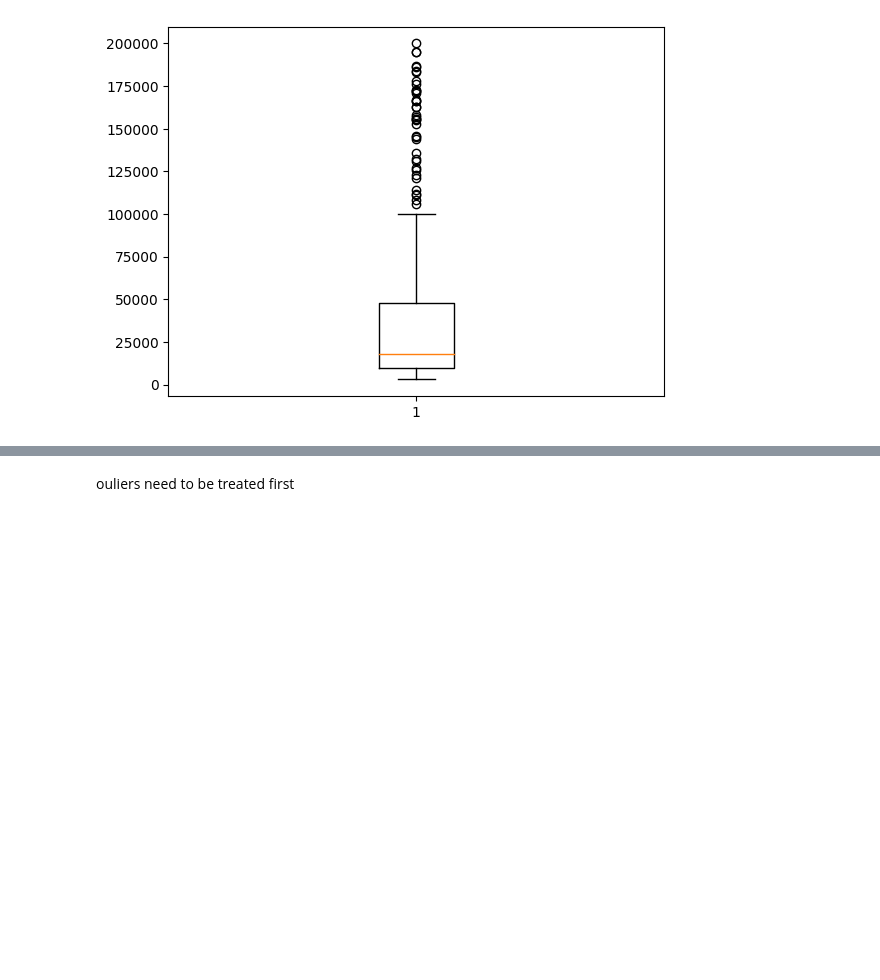
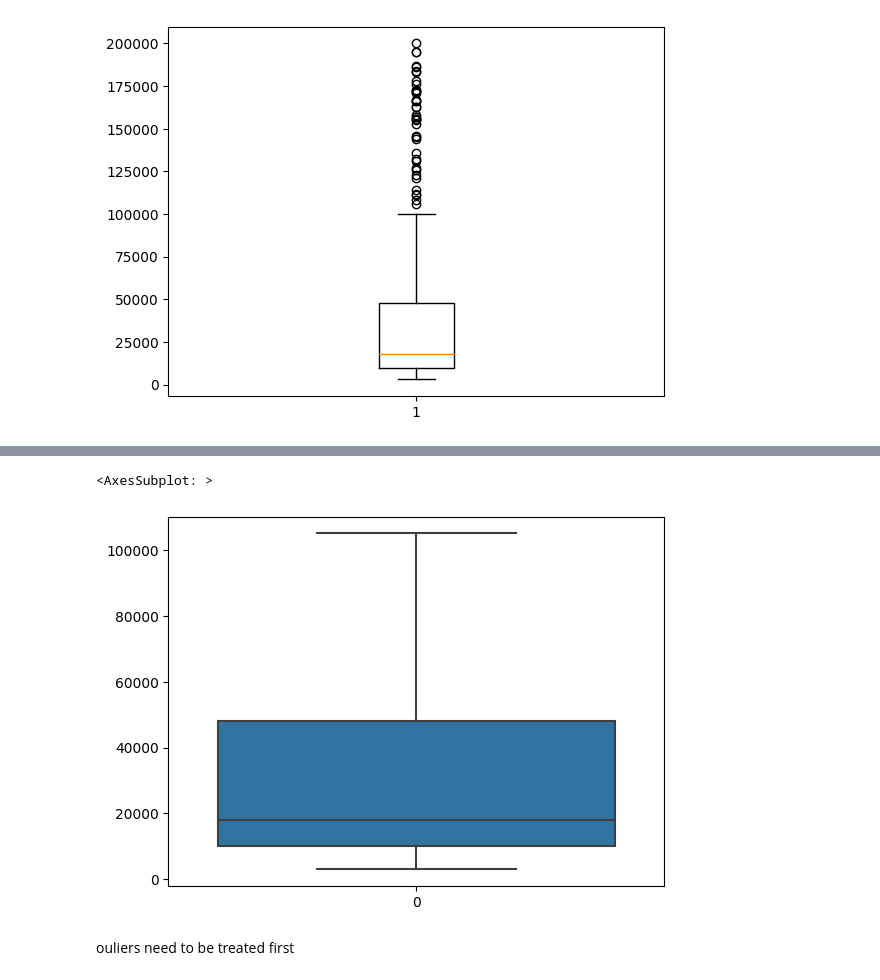
Before and after one commit to Shivam-Shane/Learnerhub, a Jupyter notebook: IPYTHON/Assignment 5.question 2.ipynb, the cells around one changed output, grey strips where cells are left out. Cells and saved outputs as stored; diff of their text form; code cells hidden in the pictures; blank space fills up the shorter version.

```diff
--- a/IPYTHON/Assignment 5.question 2.ipynb
+++ b/IPYTHON/Assignment 5.question 2.ipynb
@@ -138,3 +150,9 @@ mp.show()
+# %%
+data['Avg_Credit_Limit']=np.where(data['Avg_Credit_Limit']>upper_per,upper_per,np.where(data['Avg_Credit_Limit']<lower_per,lower_per,data['Avg_Credit_Limit']))
+sns.boxplot(data['Avg_Credit_Limit'])
+# %% [output]
+<AxesSubplot: >
+[figure, added]
 # %% [markdown]
 ouliers need to be treated first
 # %%
```
Also changed, not shown: parts of 18 cells of this notebook.
